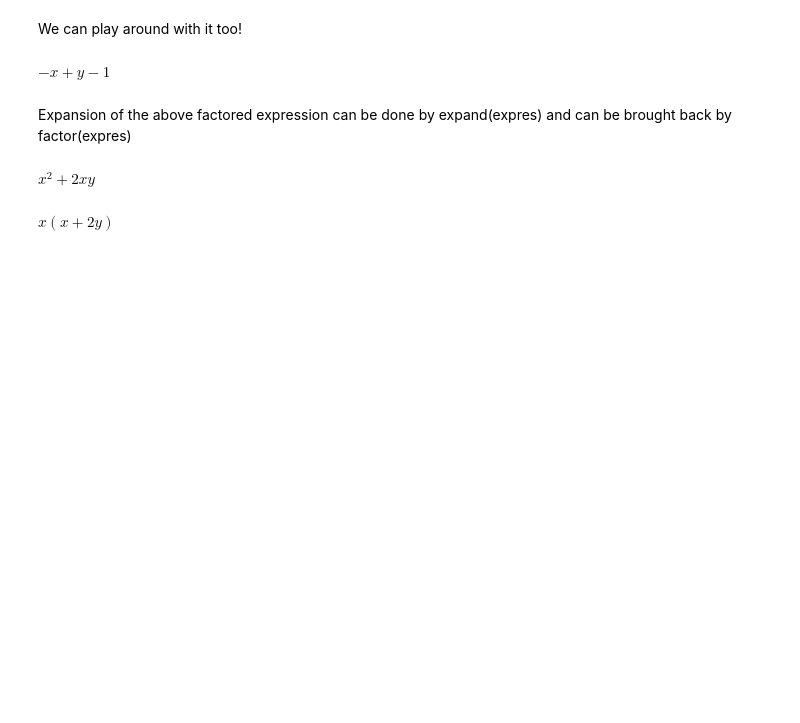
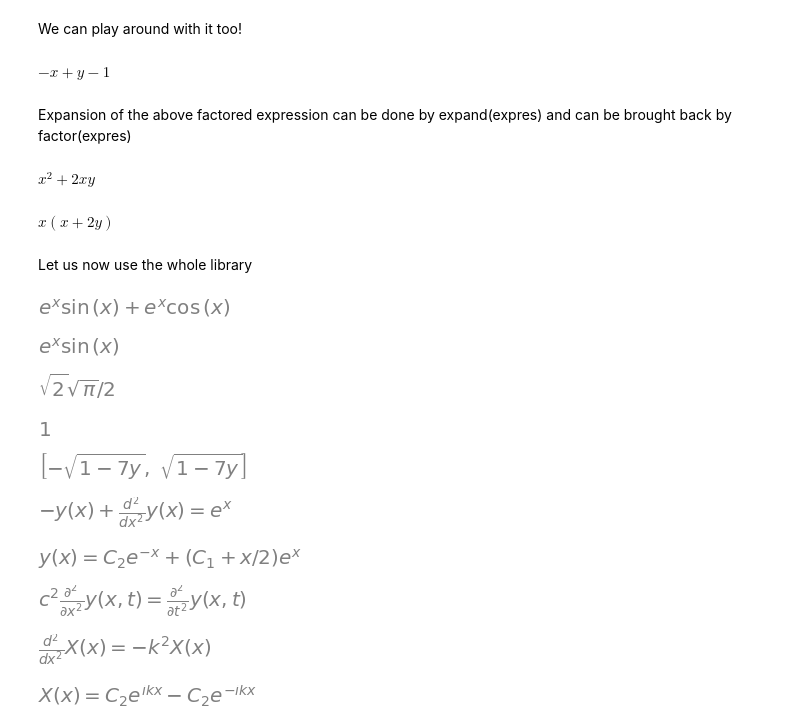
Before and after one commit to Vedansh7-7/Simulation, a Jupyter notebook: Waves.ipynb, the cells around one changed output. Drawn from its saved outputs; the diff is of its cells as text; code cells hidden in the pictures; blank space fills up the shorter version.

Commit message:
Solved the equation for the wave in 1D

```diff
--- a/Waves.ipynb
+++ b/Waves.ipynb
@@ -111,3 +111,5 @@ expres = factor(expres)
 expres
 # %% [output]
 $\displaystyle x \left(x + 2 y\right)$
+# %% [markdown]
+Let us now use the whole library
@@ -113,0 +118,2 @@ $\displaystyle x \left(x + 2 y\right)$
+# %%
+x, y = symbols('x y')
@@ -113,0 +123,29 @@ $\displaystyle x \left(x + 2 y\right)$
+# %%
+diff(sin(x)*exp(x), x)
+# %% [output]
+[figure, added]
+# %%
+integrate(exp(x)*sin(x) + exp(x)*cos(x), x)
+# %% [output]
+[figure, added]
+# %%
+integrate(sin(x**2), (x, -oo, oo))
+# %% [output]
+[figure, added]
+# %%
+limit(sin(x)/x, x, 0)
+# %% [output]
+[figure, added]
+# %%
+solve(x**2 - 1 + 7*y, x)
+# %% [output]
+[figure, added]
+# %%
+y = Function('y')
+Eq(y(x).diff(x,x) - y(x), exp(x))
+# %% [output]
+[figure, added]
+# %%
+dsolve(Eq(y(x).diff(x,x) - y(x), exp(x)), y(x))
+# %% [output]
+[figure, added]
@@ -113,0 +169,16 @@ $\displaystyle x \left(x + 2 y\right)$
+# %%
+x, c, t, k = symbols('x c t k')
+y = Function('y')
+Eq((c**2)*(y(x, t).diff(x, x)), y(x, t).diff(t, t))
+# %% [output]
+[figure, added]
+# %%
+X = Function('X')
+Eq((X(x).diff(x, x)),(X(x))*(-k**2))
+# %% [output]
+[figure, added]
+# %%
+Xx = dsolve(Eq((X(x).diff(x, x)),(X(x))*(-k**2)), X(x), ics = {X(0): 0})
+Xx
+# %% [output]
+[figure, added]
```
Also changed, not shown: parts of 7 cells of this notebook.
